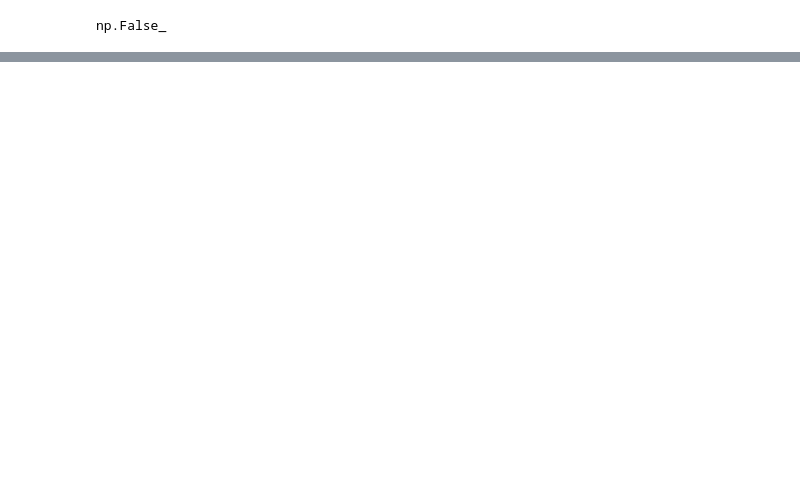
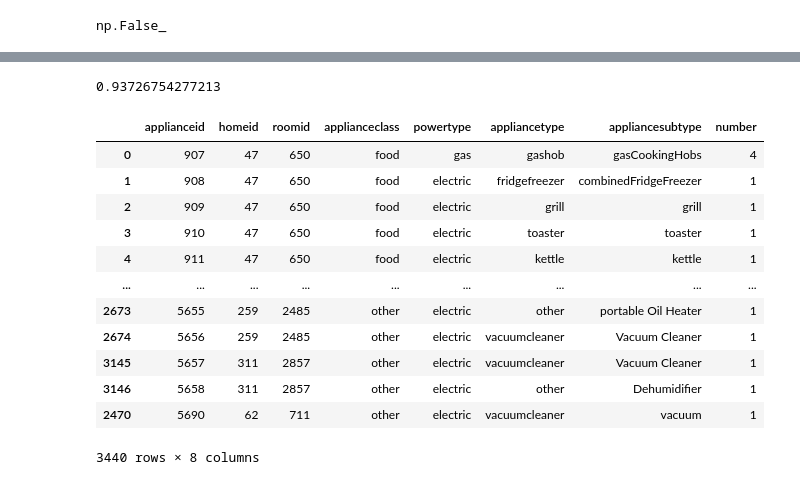
Before and after one commit to JSlusarek/Projekt-Dyplomowy-ISSI-Jan-lusarek-Kacper-Gruca, a Jupyter notebook: data_transformation.ipynb, the cells around one changed output, grey strips where cells are left out. Saved outputs shown, nothing was run; the diff lists cells and outputs as text; code cells hidden in the pictures; blank space fills up the shorter version.

```diff
--- a/data_transformation.ipynb
+++ b/data_transformation.ipynb
@@ -68,0 +125,5 @@ Name: Number of rooms, dtype: int64
+# %%
+df
+df[df['applianceid']==0].shape[0]/df.shape[0]
+# %% [output]
+0.93726754277213
@@ -68,0 +133,16 @@ Name: Number of rooms, dtype: int64
+# %%
+df
+# %% [output]
+|  | applianceid | homeid | roomid | applianceclass | powertype | appliancetype | appliancesubtype | number |
+| 0 | 907 | 47 | 650 | food | gas | gashob | gasCookingHobs | 4 |
+| 1 | 908 | 47 | 650 | food | electric | fridgefreezer | combinedFridgeFreezer | 1 |
+| 2 | 909 | 47 | 650 | food | electric | grill | grill | 1 |
+| 3 | 910 | 47 | 650 | food | electric | toaster | toaster | 1 |
+| 4 | 911 | 47 | 650 | food | electric | kettle | kettle | 1 |
+| ... | ... | ... | ... | ... | ... | ... | ... | ... |
+| 2673 | 5655 | 259 | 2485 | other | electric | other | portable Oil Heater | 1 |
+| 2674 | 5656 | 259 | 2485 | other | electric | vacuumcleaner | Vacuum Cleaner | 1 |
+| 3145 | 5657 | 311 | 2857 | other | electric | vacuumcleaner | Vacuum Cleaner | 1 |
+| 3146 | 5658 | 311 | 2857 | other | electric | other | Dehumidifier | 1 |
+| 2470 | 5690 | 62 | 711 | other | electric | vacuumcleaner | vacuum | 1 |
+3440 rows × 8 columns
```
Also changed, not shown: parts of 34 cells of this notebook, 2 other files.
